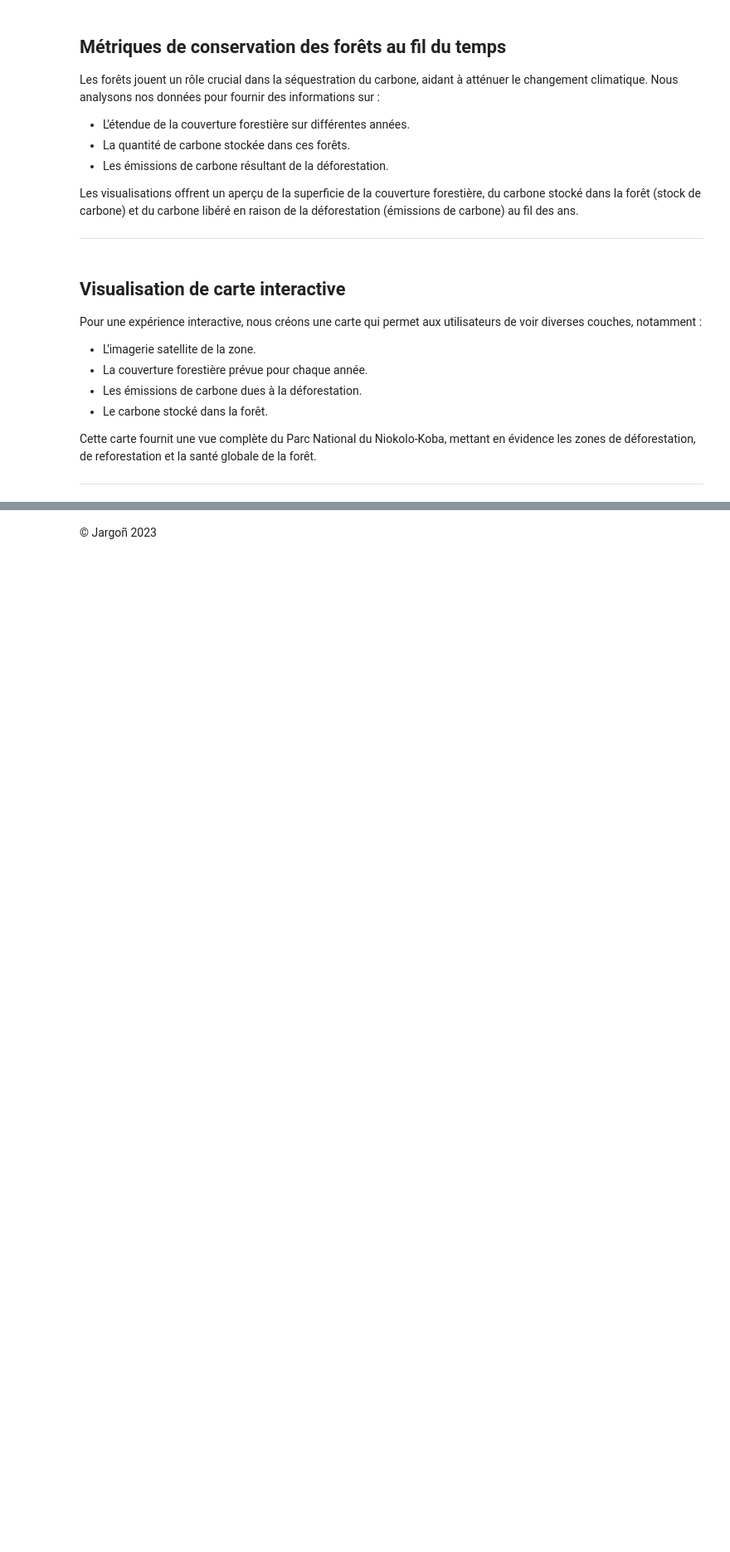
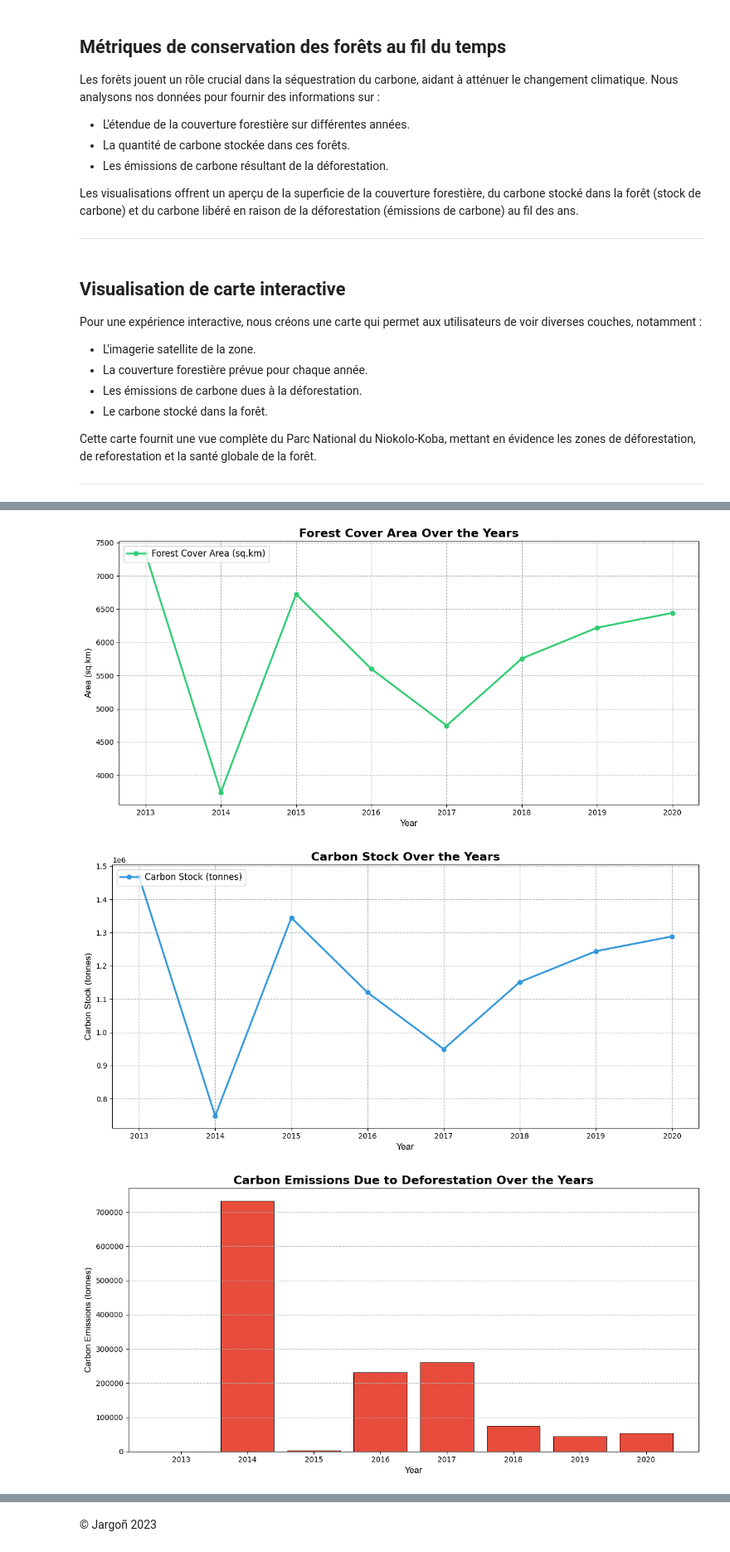
Before and after one commit to jargogn0/rydercup, a Jupyter notebook: voila_test.ipynb, the cells around one changed output, grey strips where cells are left out. Shown at 83% size. Cells and saved outputs as stored; diff of their text form; code cells hidden in the pictures; blank space fills up the shorter version.

```diff
--- a/voila_test.ipynb
+++ b/voila_test.ipynb
@@ -546,56 +621,72 @@ for f in predicted_image_files:
         forest_cover = src.read(1) > 0.5
 
         # Calculate forest cover area
         forest_area = np.sum(forest_cover) * PIXEL_AREA / (10**6)  # in sq.km
         forest_cover_area.append(forest_area)
 
         # Calculate carbon stock
         carbon_stock = forest_area * AVERAGE_CARBON_DENSITY_MATURE  # in tonnes
         total_carbon_stock.append(carbon_stock)
 
         # If there's a previous year's data, calculate regrowth and deforested areas
         if previous_forest_cover is not None:
-            regrowth = np.logical_and(~previous_forest_cover, forest_cover)  # Areas that were not forest but are now
-            deforestation = np.logical_and(previous_forest_cover, ~forest_cover)  # Areas that were forest but are not now
+            regrowth = np.logical_and(~previous_forest_cover, forest_cover)
+            deforestation = np.logical_and(previous_forest_cover, ~forest_cover)
             regrowth_areas.append(np.sum(regrowth) * PIXEL_AREA / (10**6))
             deforested_areas.append(np.sum(deforestation) * PIXEL_AREA / (10**6))
         else:
             regrowth_areas.append(0)
             deforested_areas.append(0)
 
         previous_forest_cover = forest_cover
 
-# Carbon emissions due to deforestation (assuming all carbon is released upon deforestation)
+# Carbon emissions due to deforestation
 carbon_emissions = np.array(deforested_areas) * AVERAGE_CARBON_DENSITY_MATURE
 
 # Visualization
 years = list(range(2013, 2021))
 
-# Plotting forest cover area over the years
-plt.figure(figsize=(10, 5))
-plt.plot(years, forest_cover_area, marker='o', color='green', label="Forest Cover Area (sq.km)")
-plt.title('Forest Cover Area Over the Years')
-plt.xlabel('Year')
-plt.ylabel('Area (sq.km)')
-plt.grid(True)
-plt.legend()
+# Colors and style
+color_palette = ["#2ecc71", "#3498db", "#e74c3c"]
+font = {'family': 'Arial', 'weight': 'normal', 'size': 12}
+
+# Forest Cover Area Plot
+plt.figure(figsize=(12, 6))
+plt.plot(years, forest_cover_area, marker='o', color=color_palette[0], label="Forest Cover Area (sq.km)", linewidth=2.5)
+plt.title('Forest Cover Area Over the Years', fontdict={'size': 16, 'weight': 'bold'})
+plt.xlabel('Year', fontdict=font)
+plt.ylabel('Area (sq.km)', fontdict=font)
+plt.grid(True, which="both", ls="--", c='0.7')
+plt.legend(loc="upper left", prop={'size': 12})
+plt.tight_layout()
 plt.show()
 
-# Plotting carbon stock over the years
-plt.figure(figsize=(10, 5))
-plt.plot(years, total_carbon_stock, marker='o', color='blue', label="Carbon Stock (tonnes)")
-plt.title('Carbon Stock Over the Years')
-plt.xlabel('Year')
-plt.ylabel('Carbon Stock (tonnes)')
-plt.grid(True)
-plt.legend()
+# Carbon Stock Plot
+plt.figure(figsize=(12, 6))
+plt.plot(years, total_carbon_stock, marker='o', color=color_palette[1], label="Carbon Stock (tonnes)", linewidth=2.5)
+plt.title('Carbon Stock Over the Years', fontdict={'size': 16, 'weight': 'bold'})
+plt.xlabel('Year', fontdict=font)
+plt.ylabel('Carbon Stock (tonnes)', fontdict=font)
+plt.grid(True, which="both", ls="--", c='0.7')
+plt.legend(loc="upper left", prop={'size': 12})
+plt.tight_layout()
 plt.show()
 
-# Plotting carbon emissions over the years
-plt.figure(figsize=(10, 5))
-plt.bar(years, carbon_emissions, color='red')
-plt.title('Carbon Emissions Due to Deforestation Over the Years')
-plt.xlabel('Year')
-plt.ylabel('Carbon Emissions (tonnes)')
-plt.grid(axis='y')
+# Carbon Emissions Bar Plot
+plt.figure(figsize=(12, 6))
+bars = plt.bar(years, carbon_emissions, color=color_palette[2], edgecolor='black')
+plt.title('Carbon Emissions Due to Deforestation Over the Years', fontdict={'size': 16, 'weight': 'bold'})
+plt.xlabel('Year', fontdict=font)
+plt.ylabel('Carbon Emissions (tonnes)', fontdict=font)
+plt.grid(axis='y', which="both", ls="--", c='0.7')
+# Adding shadow to bars
+for bar in bars:
+    bar.set_zorder(1)
+    bar.set_edgecolor("black")
+    bar.set_linewidth(0.7)
+plt.tight_layout()
 plt.show()
+# %% [output]
+[figure, added]
+[figure, added]
+[figure, added]
```
Also changed, not shown: parts of 3 cells of this notebook.
